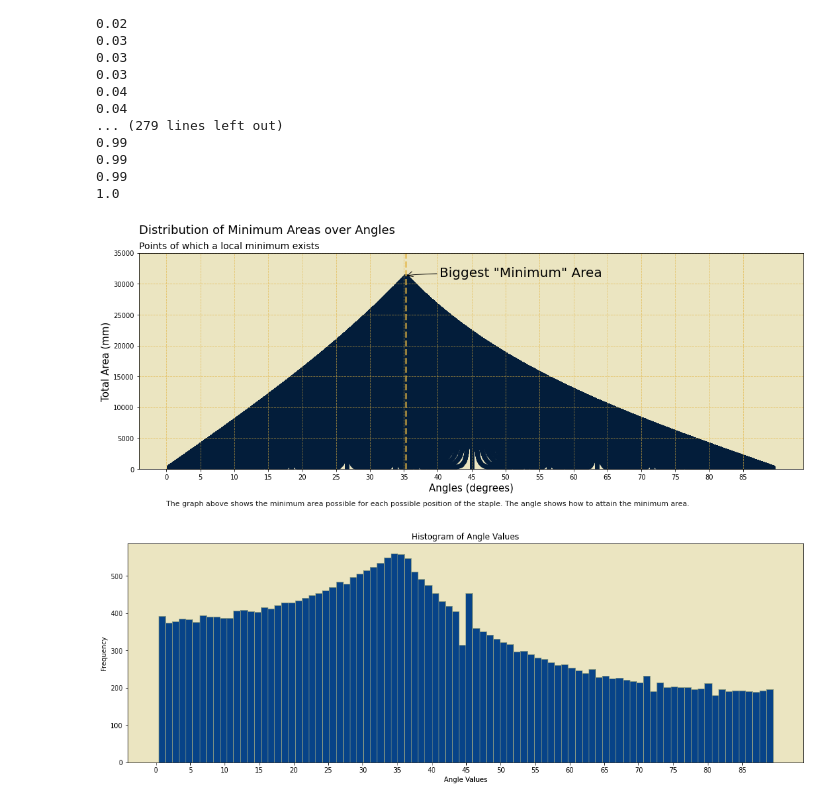
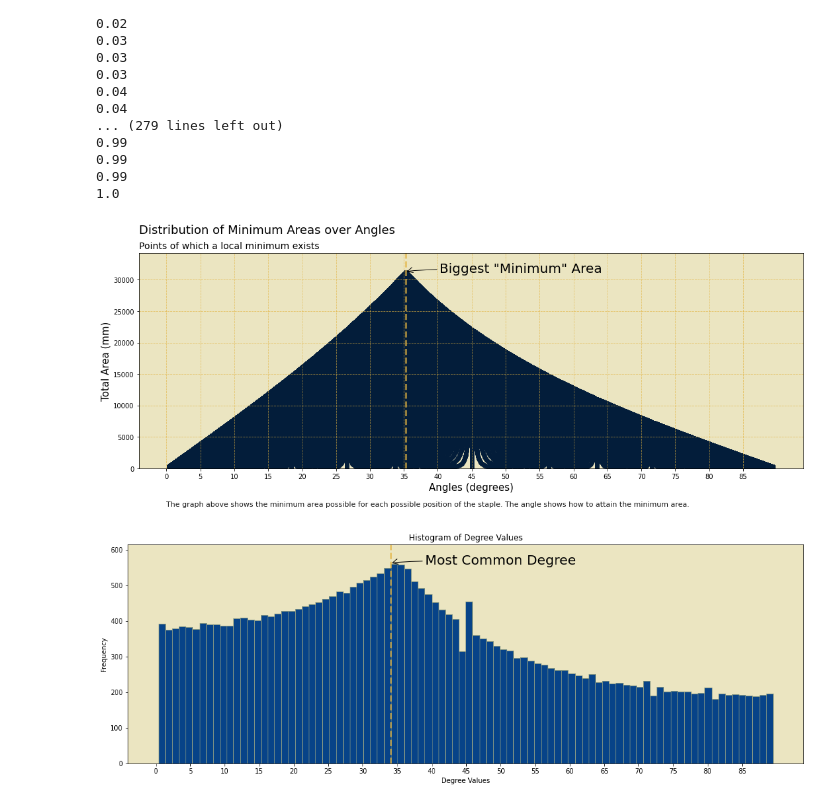
Before and after one commit to AOYT2/stapler, a Jupyter notebook: stapler.ipynb, the cells around one changed output. Saved outputs shown, nothing was run; the diff lists cells and outputs as text; code cells hidden in the pictures.

```diff
--- a/stapler.ipynb
+++ b/stapler.ipynb
@@ -73,7 +74,7 @@ ax.set_facecolor("#EBE5C1")
 # Create the Plot and Grid
 plt.scatter(min_d, min_a, color='#031D3A', label='Area')
 plt.grid(linestyle='--', alpha = 0.7,c="#E3B441")
-plt.ylim(0, 35000)
+plt.ylim(0, max(min_a)+(max(min_a)*0.1))
 
 # Title
 plt.suptitle('Distribution of Minimum Areas over Angles', x=0.125, y=0.98, ha='left', fontsize=18)
@@ -107,18 +108,39 @@ plt.rcParams['figure.figsize'] = [18, 6]
 plt.xticks(range(0, 90, 5))
 plt.savefig('aa.png', dpi=300, bbox_inches='tight')
 # %% [output]
-[figure, old version]
+[figure, new version]
 # %%
 ax = plt.axes()
 ax.set_facecolor("#EBE5C1")
-plt.hist(min_d, bins=90, edgecolor='#7F9384',color='#074388')
-plt.xlabel('Angle Values')
+hist, bins, patches = plt.hist(min_d, bins=90, edgecolor='#7F9384', color='#074388')
+
+# Find the bin with the highest frequency and draw the line
+max_bin_idx = np.argmax(hist)
+highest_bin_value = bins[max_bin_idx]
+highest_bin_frequency = hist[max_bin_idx]
+
+# Draw vertical line at the highest point
+plt.axvline(x=highest_bin_value, color='#E3B441', linestyle='--', alpha=0.8,linewidth = 2.5)
+
+# arrow
+arrowprops = dict(arrowstyle="->", connectionstyle="angle3,angleA=0,angleB=-90", mutation_scale=20)
+plt.annotate('Most Common Degree',
+             xy=(highest_bin_value,highest_bin_frequency+1),
+             xytext=(highest_bin_value+5, highest_bin_frequency),
+             arrowprops=arrowprops,
+             size = 20)
+
+plt.xlabel('Degree Values')
 plt.ylabel('Frequency')
-plt.title('Histogram of Angle Values')
+plt.title('Histogram of Degree Values')
 plt.xticks(range(0, 90, 5))
+
+plt.ylim(0, highest_bin_frequency+(highest_bin_frequency*0.1))
+
 plt.savefig('bb.png', dpi=300, bbox_inches='tight')
+plt.show()
 # %% [output]
-[figure, old version]
+[figure, new version]
 # %%
 #random point
 i = 4200
```
Also changed, not shown: parts of 3 cells of this notebook, 1 other file.
